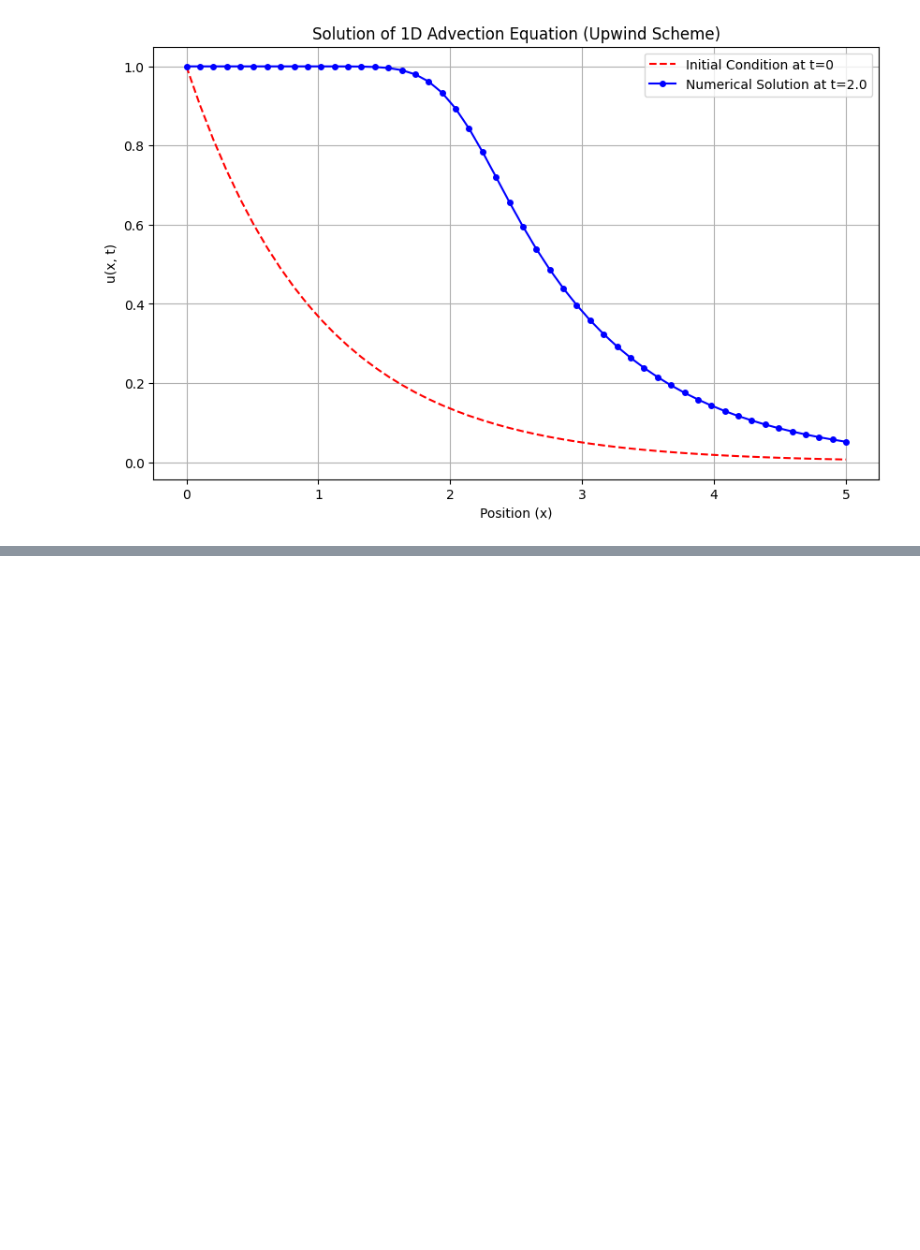
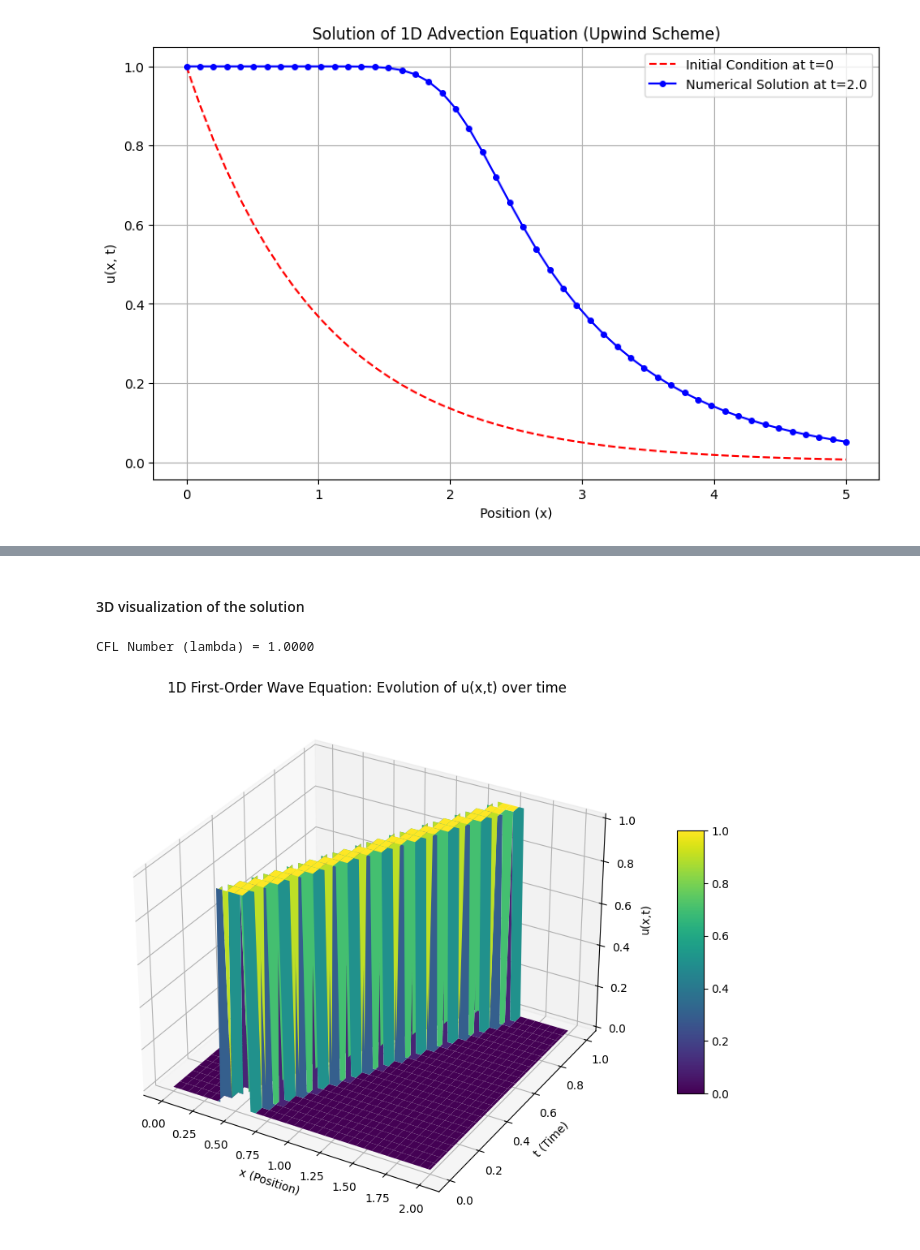
Before and after one commit to akshaysree-k/PDE, a Jupyter notebook: Lab_2.ipynb, the cells around one changed output, grey strips where cells are left out. Saved outputs shown, nothing was run; the diff lists cells and outputs as text; code cells hidden in the pictures; blank space fills up the shorter version.

```diff
--- a/Lab_2.ipynb
+++ b/Lab_2.ipynb
@@ -81,0 +235,59 @@ CFL Number (lambda) = 0.6533
+# %% [markdown]
+#### 3D visualization of the solution
+# %%
+import numpy as np
+import matplotlib.pyplot as plt
+from mpl_toolkits.mplot3d import Axes3D  # noqa: F401 (needed for 3D projection)
+
+# --- 1. Discretize Domain ---
+nx = 101
+nt = 50
+Lx = 2.0
+T = 1.0
+dx = Lx / (nx - 1)
+dt = T / nt
+c = 1.0  # wave speed
+
+lambda_ = c * dt / dx
+print(f"CFL Number (lambda) = {lambda_:.4f}")
+if lambda_ > 1:
+    print("Warning: CFL condition not met. The solution may be unstable!")
+
+# --- 2. Mesh Grid for x and t ---
+x = np.linspace(0, Lx, nx)
+t = np.linspace(0, T, nt + 1)
+X, T_grid = np.meshgrid(x, t)  # For plotting
+
+# --- 3. Initial Condition: Square Pulse ---
+u = np.zeros(nx)
+u[(x >= 0.4) & (x <= 0.6)] = 1.0
+u_initial = u.copy()
+
+# --- 4. Time Evolution ---
+U = np.zeros((nt + 1, nx))  # Store u at all time steps
+U[0, :] = u_initial
+
+for n in range(1, nt + 1):
+    u_old = U[n - 1].copy()
+    u_new = u_old.copy()
+    for i in range(1, nx):
+        u_new[i] = u_old[i] - lambda_ * (u_old[i] - u_old[i - 1])
+    U[n, :] = u_new
+
+# --- 5. Plot 3D Surface ---
+fig = plt.figure(figsize=(12, 7))
+ax = fig.add_subplot(111, projection='3d')
+
+# Transpose U so rows match x, columns match t
+surf = ax.plot_surface(X, T_grid, U, cmap='viridis', edgecolor='none')
+
+ax.set_xlabel('x (Position)')
+ax.set_ylabel('t (Time)')
+ax.set_zlabel('u(x,t)')
+ax.set_title('1D First-Order Wave Equation: Evolution of u(x,t) over time')
+fig.colorbar(surf, ax=ax, shrink=0.5, aspect=10)
+plt.tight_layout()
+plt.show()
+# %% [output]
+CFL Number (lambda) = 1.0000
+[figure, added]
```
Also changed, not shown: parts of 7 cells of this notebook.
